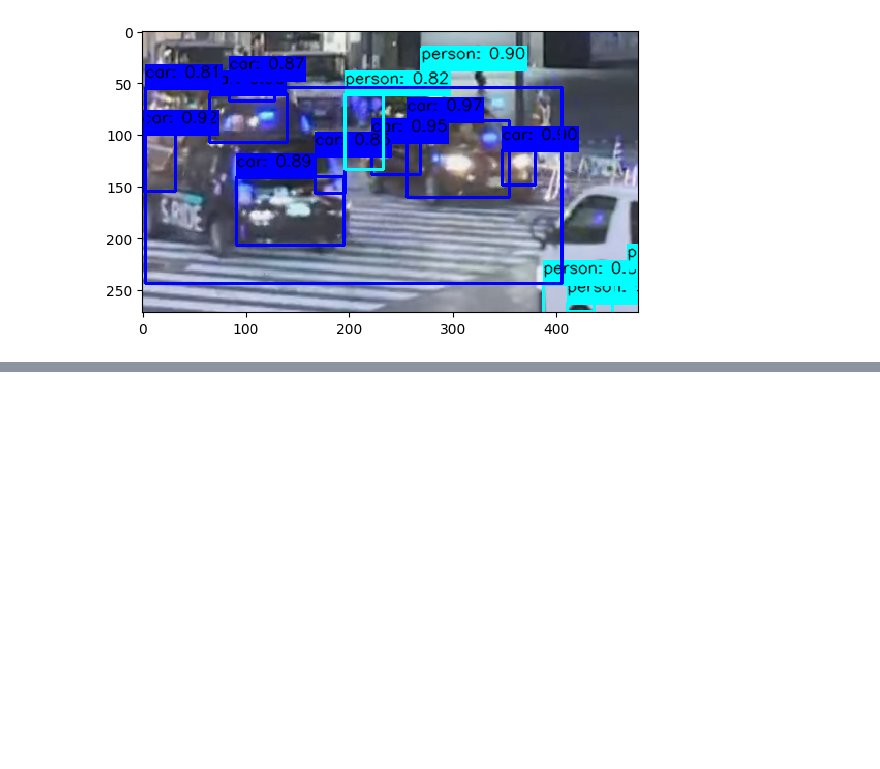
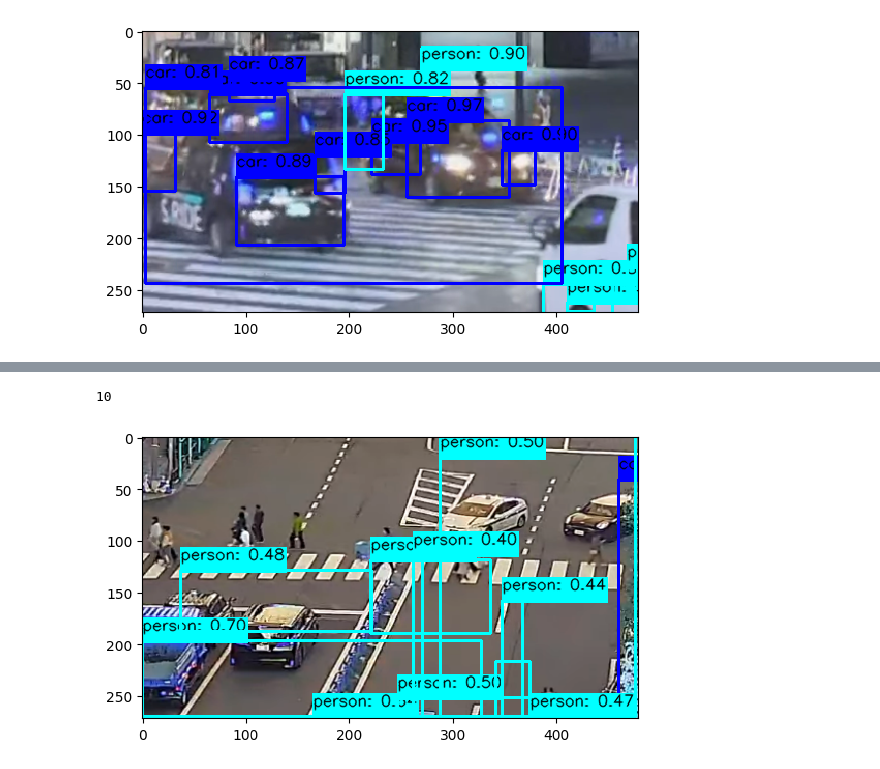
Before and after one commit to leoliu5550/MeiChu2023, a Jupyter notebook: Model/evalmodel.ipynb, the cells around one changed output, grey strips where cells are left out. Saved outputs shown, nothing was run; the diff lists cells and outputs as text; code cells hidden in the pictures; blank space fills up the shorter version.

```diff
--- a/Model/evalmodel.ipynb
+++ b/Model/evalmodel.ipynb
@@ -274,0 +741,14 @@ plt.show()
+# %%
+confidence_thres = 0.4
+iou_thres = 0.08
+# %%
+tflite_path = r"yolox_nano_int8_quantize.tflite"
+Xtfmodel = TFinference(
+    tf_model = tflite_path,
+    input_image = "test_imgs/05.png",
+    confidence_thres = confidence_thres,
+    iou_thres = iou_thres,
+    cocolabel_path = label_path,
+    positive_list = positive_list)
+# %%
+result = Xtfmodel.main()
@@ -274,0 +768,10 @@ plt.show()
+# %%
+len(Xtfmodel.pred_result())
+# %% [output]
+10
+# %%
+from matplotlib import pyplot as plt
+plt.imshow(result, interpolation='nearest')
+plt.show()
+# %% [output]
+[figure, added]
```
Also changed, not shown: parts of 15 cells of this notebook, 4 other files.
